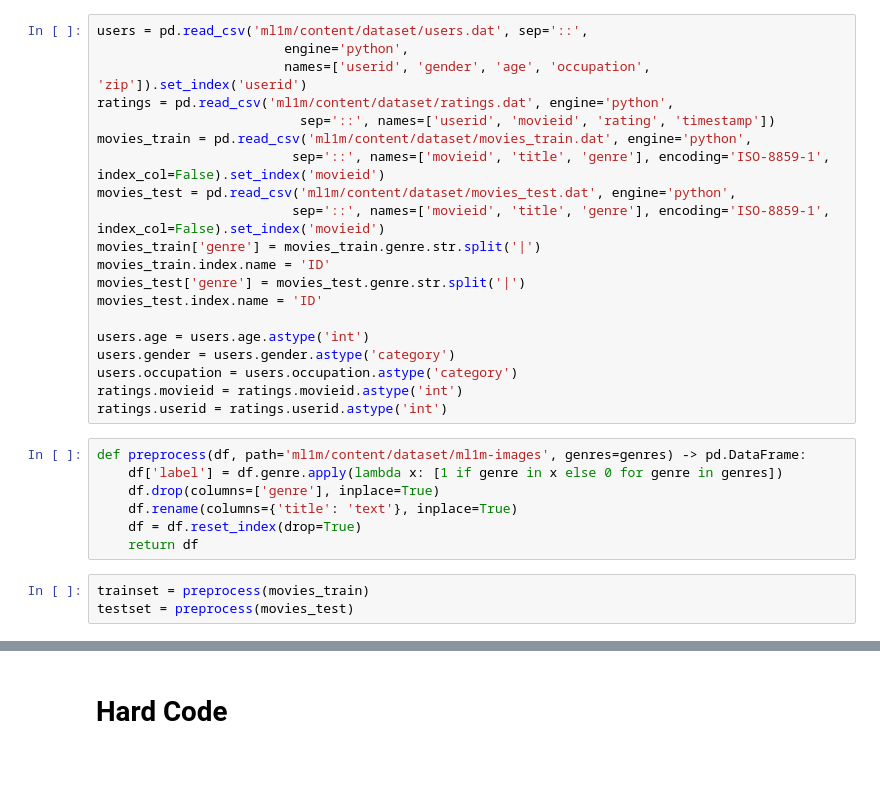
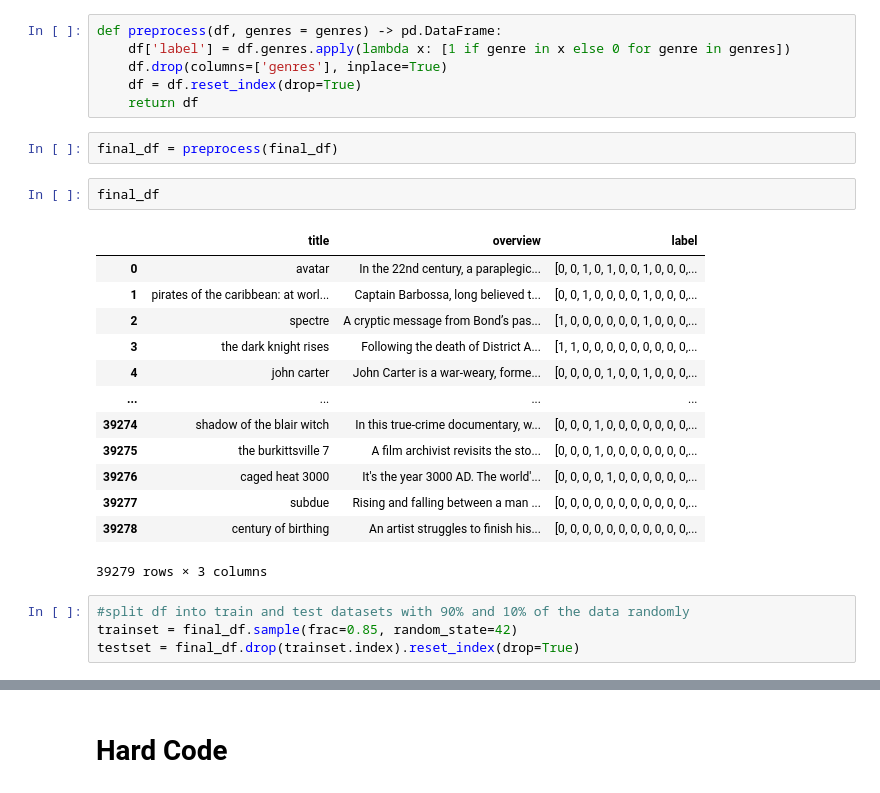
Before and after one commit to Tsun0193/ML-MovieGenre, a Jupyter notebook: main.ipynb, the cells around one changed output, grey strips where cells are left out. Cells and saved outputs as stored; diff of their text form; blank space fills up the shorter version.

```diff
--- a/main.ipynb
+++ b/main.ipynb
@@ -44,30 +132,28 @@ You should probably TRAIN this model on a down-stream task to be able to use it
-# %%
-users = pd.read_csv('ml1m/content/dataset/users.dat', sep='::',
-                        engine='python',
-                        names=['userid', 'gender', 'age', 'occupation', 'zip']).set_index('userid')
-ratings = pd.read_csv('ml1m/content/dataset/ratings.dat', engine='python',
-                          sep='::', names=['userid', 'movieid', 'rating', 'timestamp'])
-movies_train = pd.read_csv('ml1m/content/dataset/movies_train.dat', engine='python',
-                         sep='::', names=['movieid', 'title', 'genre'], encoding='ISO-8859-1', index_col=False).set_index('movieid')
-movies_test = pd.read_csv('ml1m/content/dataset/movies_test.dat', engine='python',
-                         sep='::', names=['movieid', 'title', 'genre'], encoding='ISO-8859-1', index_col=False).set_index('movieid')
-movies_train['genre'] = movies_train.genre.str.split('|')
-movies_train.index.name = 'ID'
-movies_test['genre'] = movies_test.genre.str.split('|')
-movies_test.index.name = 'ID'
-
-users.age = users.age.astype('int')
-users.gender = users.gender.astype('category')
-users.occupation = users.occupation.astype('category')
-ratings.movieid = ratings.movieid.astype('int')
-ratings.userid = ratings.userid.astype('int')
 # %%
-def preprocess(df, path='ml1m/content/dataset/ml1m-images', genres=genres) -> pd.DataFrame:
-    df['label'] = df.genre.apply(lambda x: [1 if genre in x else 0 for genre in genres])
-    df.drop(columns=['genre'], inplace=True)
-    df.rename(columns={'title': 'text'}, inplace=True)
+def preprocess(df, genres = genres) -> pd.DataFrame:
+    df['label'] = df.genres.apply(lambda x: [1 if genre in x else 0 for genre in genres])
+    df.drop(columns=['genres'], inplace=True)
     df = df.reset_index(drop=True)
     return df
-# %%
-trainset = preprocess(movies_train)
-testset = preprocess(movies_test)
+# %%
+final_df = preprocess(final_df)
+# %%
+final_df
+# %% [output]
+|  | title | overview | label |
+| 0 | avatar | In the 22nd century, a paraplegic... | [0, 0, 1, 0, 1, 0, 0, 1, 0, 0, 0,... |
+| 1 | pirates of the caribbean: at worl... | Captain Barbossa, long believed t... | [0, 0, 1, 0, 0, 0, 0, 1, 0, 0, 0,... |
+| 2 | spectre | A cryptic message from Bond’s pas... | [1, 0, 0, 0, 0, 0, 0, 1, 0, 0, 0,... |
+| 3 | the dark knight rises | Following the death of District A... | [1, 1, 0, 0, 0, 0, 0, 0, 0, 0, 0,... |
+| 4 | john carter | John Carter is a war-weary, forme... | [0, 0, 0, 0, 1, 0, 0, 1, 0, 0, 0,... |
+| ... | ... | ... | ... |
+| 39274 | shadow of the blair witch | In this true-crime documentary, w... | [0, 0, 0, 1, 0, 0, 0, 0, 0, 0, 0,... |
+| 39275 | the burkittsville 7 | A film archivist revisits the sto... | [0, 0, 0, 1, 0, 0, 0, 0, 0, 0, 0,... |
+| 39276 | caged heat 3000 | It's the year 3000 AD. The world'... | [0, 0, 0, 0, 1, 0, 0, 0, 0, 0, 0,... |
+| 39277 | subdue | Rising and falling between a man ... | [0, 0, 0, 0, 0, 0, 0, 0, 0, 0, 0,... |
+| 39278 | century of birthing | An artist struggles to finish his... | [0, 0, 0, 0, 0, 0, 0, 0, 0, 0, 0,... |
+39279 rows × 3 columns
+# %%
+#split df into train and test datasets with 90% and 10% of the data randomly
+trainset = final_df.sample(frac=0.85, random_state=42)
+testset = final_df.drop(trainset.index).reset_index(drop=True)
```
Also changed, not shown: parts of 26 cells of this notebook, 2 other files.
